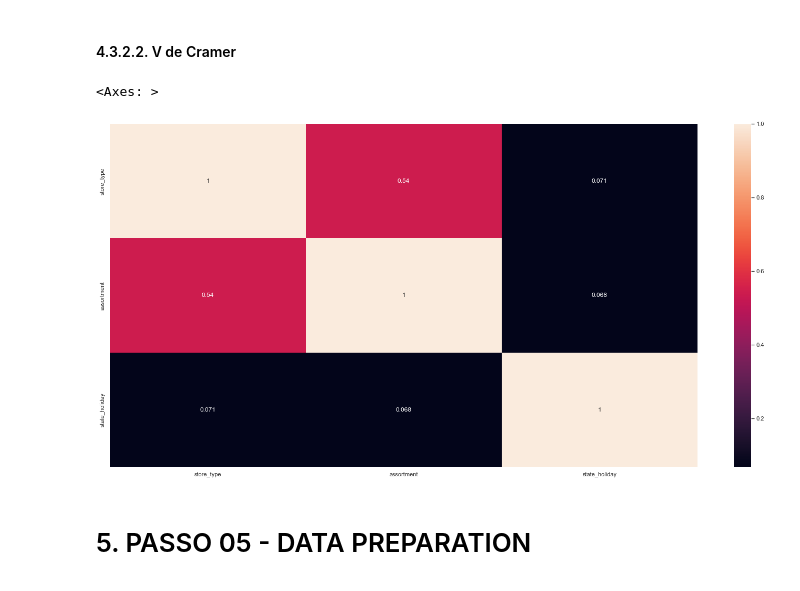
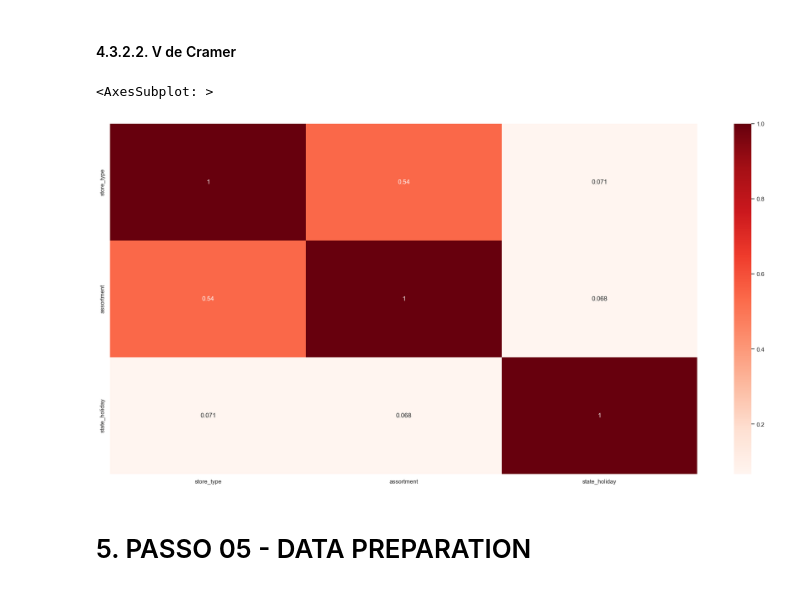
Before and after one commit to paulawehdorn/rossmann_store_sales_prediction, a Jupyter notebook: notebooks/rossmann_stores_sales_prediction.ipynb, the cells around one changed output. Saved outputs shown, nothing was run; the diff lists cells and outputs as text; code cells hidden in the pictures.

```diff
--- a/notebooks/rossmann_stores_sales_prediction.ipynb
+++ b/notebooks/rossmann_stores_sales_prediction.ipynb
@@ -1002,34 +970,34 @@ plt.show()
 # %%
 # Análise de correlação entre as variáveis
 # --> Comprova que existe uma correlação forte entre 'assortment' e 'store_type'
 
 # Apenas variáveis categóricos
 a = cat_attributes.copy()
 
 # Calcular V de Cramer
 a1 = cramer_v(a['store_type'], a['store_type'])
 a2 = cramer_v(a['store_type'], a['assortment'])
 a3 = cramer_v(a['store_type'], a['state_holiday'])
 
 a4 = cramer_v(a['assortment'], a['store_type'])
 a5 = cramer_v(a['assortment'], a['assortment'])
 a6 = cramer_v(a['assortment'], a['state_holiday'])
 
 a7 = cramer_v(a['state_holiday'], a['store_type'])
 a8 = cramer_v(a['state_holiday'], a['assortment'])
 a9 = cramer_v(a['state_holiday'], a['state_holiday'])
 
 #Final dataset
 d = pd.DataFrame({'store_type': [a1, a2, a3],
                   'assortment': [a4, a5, a6],
                   'state_holiday': [a7, a8, a9]})
 d = d.set_index(d.columns)
 
 # Mostra o gráfico
-sns.heatmap (d, annot=True)
+sns.heatmap (d, annot=True, cmap='Reds')
 # %% [output]
-<Axes: >
+<AxesSubplot: >
-[figure, old version]
+[figure, new version]
 # %% [markdown]
 # 5. PASSO 05  - DATA PREPARATION
 # %% [markdown]
```
Also changed, not shown: parts of 72 cells of this notebook, 7 other files.
